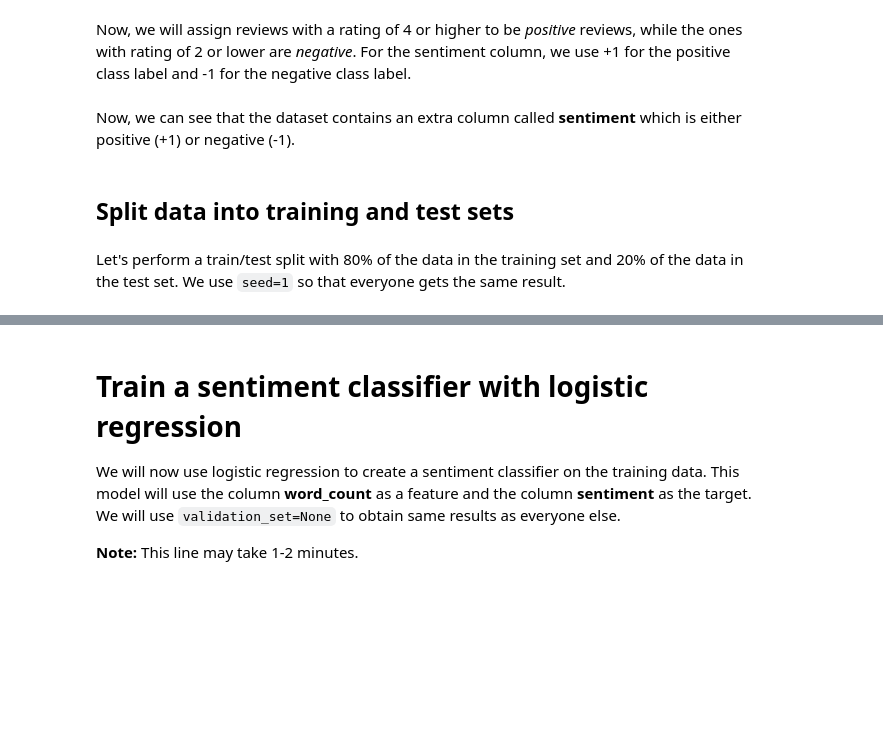
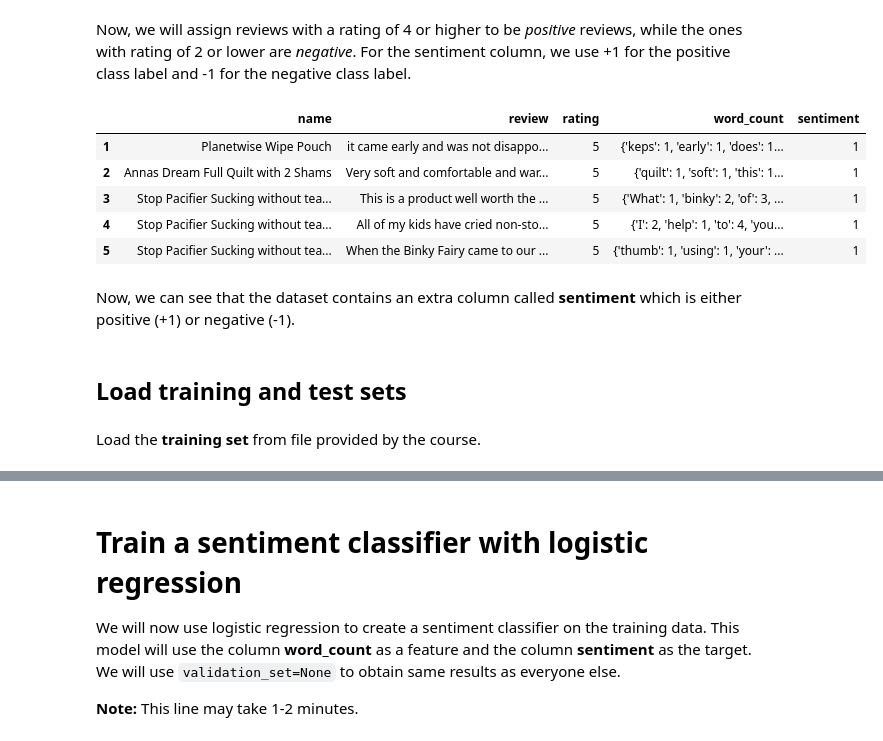
Before and after one commit to ddumet/coursera_machine_learning_classification, a Jupyter notebook: module-2-linear-classifier-assignment.ipynb, the cells around one changed output, grey strips where cells are left out. Saved outputs shown, nothing was run; the diff lists cells and outputs as text; code cells hidden in the pictures; blank space fills up the shorter version.

```diff
--- a/module-2-linear-classifier-assignment.ipynb
+++ b/module-2-linear-classifier-assignment.ipynb
@@ -68,0 +67,7 @@ products['word_count'] = graphlab.text_analytics.count_words(review_without_punc
+# %%
+def remove_punctuation(text):
+    # str.maketrans create a translation table
+    # The translation table is built from a dictionary using a comprehension
+    # this maps every character from string.punctuation to None
+    translator = str.maketrans({key: None for key in string.punctuation})
+    return text.translate(translator)
@@ -68,0 +76,2 @@ products['word_count'] = graphlab.text_analytics.count_words(review_without_punc
+# %%
+reviews = review_without_punctuation.values.tolist()
@@ -68,0 +82,3 @@ products['word_count'] = graphlab.text_analytics.count_words(review_without_punc
+# %%
+%%time
+bagofwords = pd.DataFrame((str(dict(collections.Counter(re.findall(r"\w+", txt)))) for txt in reviews),columns=["word_count"])
@@ -69,3 +87,5 @@ products['word_count'] = graphlab.text_analytics.count_words(review_without_punc
+# %%
+products.insert(len(products.columns),"word_count",bagofwords)
 # %% [markdown]
 Now, let us explore what the sample example above looks like after these 2 transformations. Here, each entry in the **word_count** column is a dictionary where the key is the word and the value is a count of the number of times the word occurs.
 # %%
@@ -80,11 +147,16 @@ len(products)
 # %% [markdown]
 Now, we will assign reviews with a rating of 4 or higher to be *positive* reviews, while the ones with rating of 2 or lower are *negative*. For the sentiment column, we use +1 for the positive class label and -1 for the negative class label.
 # %%
-products['sentiment'] = products['rating'].apply(lambda rating : +1 if rating > 3 else -1)
-products
+products["sentiment"] = products["rating"].apply(lambda rating : +1 if rating > 3 else -1)
+products.head(5)
+# %% [output]
+|  | name | review | rating | word_count | sentiment |
+| 1 | Planetwise Wipe Pouch | it came early and was not disappo... | 5 | {'keps': 1, 'early': 1, 'does': 1... | 1 |
+| 2 | Annas Dream Full Quilt with 2 Shams | Very soft and comfortable and war... | 5 | {'quilt': 1, 'soft': 1, 'this': 1... | 1 |
+| 3 | Stop Pacifier Sucking without tea... | This is a product well worth the ... | 5 | {'What': 1, 'binky': 2, 'of': 3, ... | 1 |
+| 4 | Stop Pacifier Sucking without tea... | All of my kids have cried non-sto... | 5 | {'I': 2, 'help': 1, 'to': 4, 'you... | 1 |
+| 5 | Stop Pacifier Sucking without tea... | When the Binky Fairy came to our ... | 5 | {'thumb': 1, 'using': 1, 'your': ... | 1 |
 # %% [markdown]
 Now, we can see that the dataset contains an extra column called **sentiment** which is either positive (+1) or negative (-1).
 # %% [markdown]
-## Split data into training and test sets
+## Load training and test sets
-# %% [markdown]
-Let's perform a train/test split with 80% of the data in the training set and 20% of the data in the test set. We use `seed=1` so that everyone gets the same result.
@@ -94,0 +163,2 @@ print len(test_data)
+# %% [markdown]
+Load the **training set** from file provided by the course.
```
Also changed, not shown: parts of 63 cells of this notebook.
